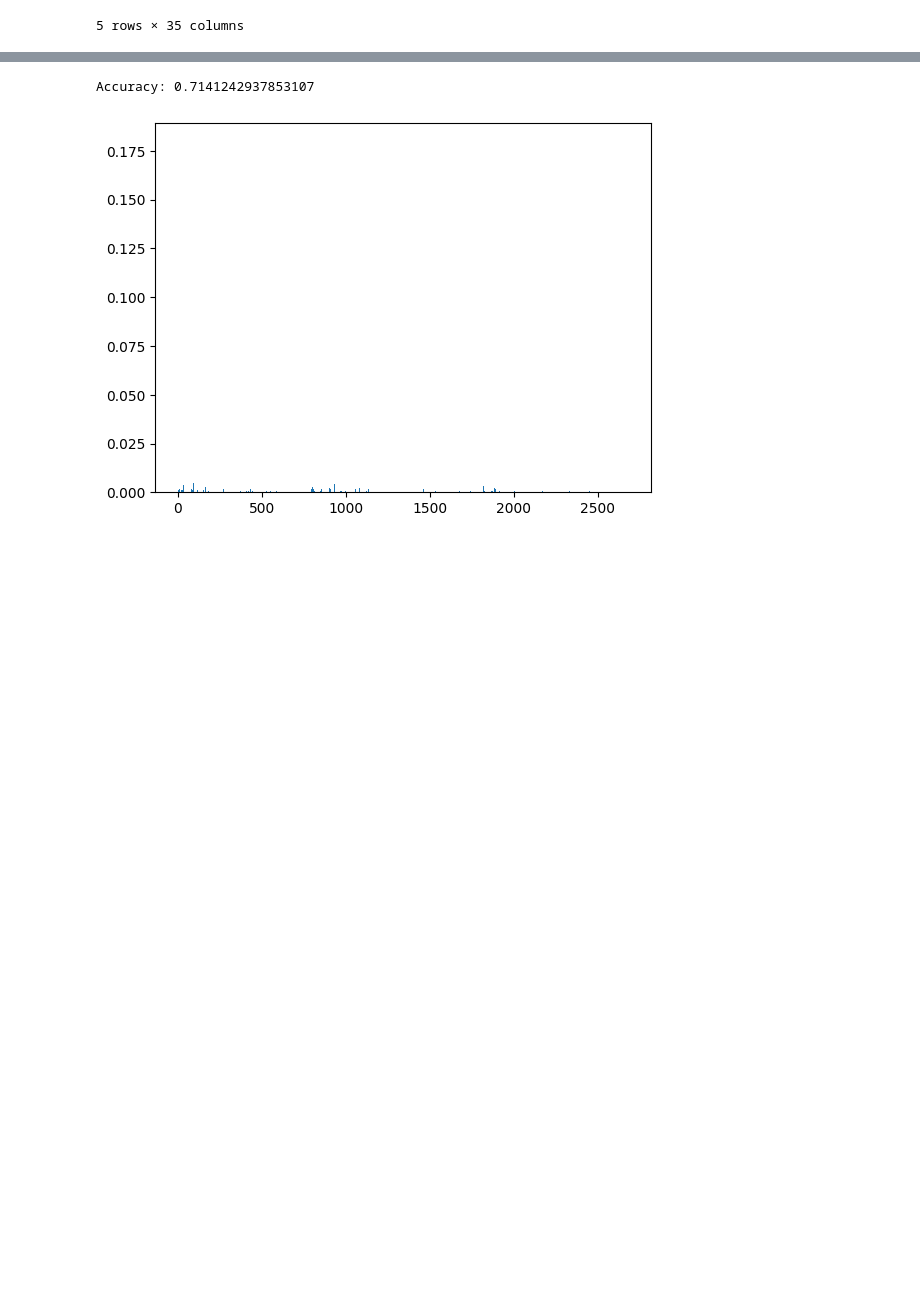
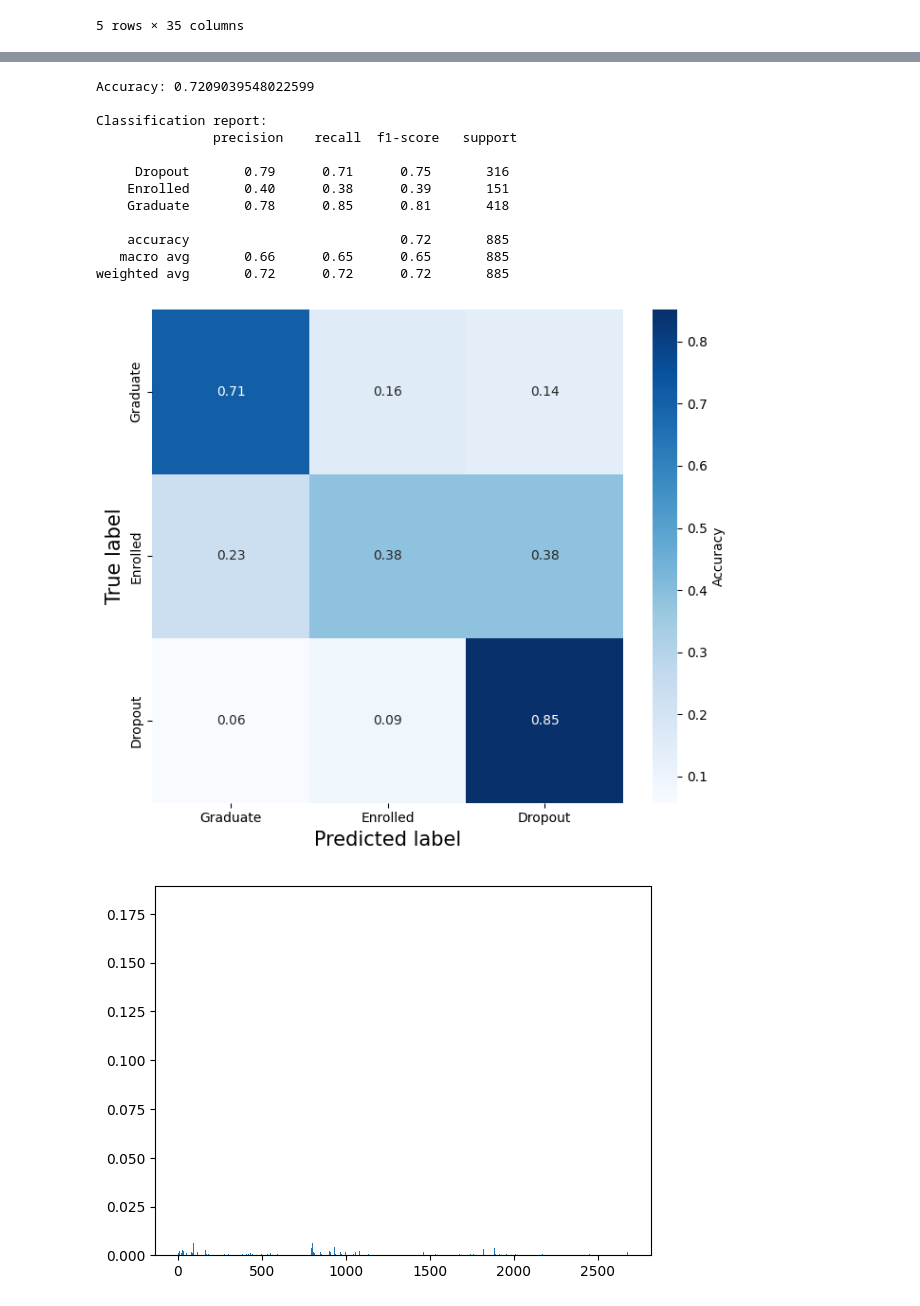
Before and after one commit to m-nader/FYS-STK4155-group14, a Jupyter notebook: project_3/Code/adjust_data.ipynb, the cells around one changed output, grey strips where cells are left out. Cells and saved outputs as stored; diff of their text form; code cells hidden in the pictures; blank space fills up the shorter version.

```diff
--- a/project_3/Code/adjust_data.ipynb
+++ b/project_3/Code/adjust_data.ipynb
@@ -490,34 +496,61 @@ memory usage: 1.0+ MB
 # %%
 from sklearn.model_selection import train_test_split
 from sklearn.tree import DecisionTreeClassifier
 from sklearn.metrics import accuracy_score, classification_report, confusion_matrix
 from sklearn.preprocessing import OneHotEncoder
 import matplotlib.pyplot as plt
 import pandas as pd
+import seaborn as sns
 
 X = df.drop("Target", axis=1)
 y = df["Target"]
-y = pd.get_dummies(y)
+#y = pd.get_dummies(y)
 #print(y.head())
 # Create the encoder.
 encoder = OneHotEncoder(handle_unknown="ignore")
 # Assume for simplicity all features are categorical.
 encoder.fit(X)
 # Apply the encoder.
 X = encoder.transform(X)
 X_train, X_test, y_train, y_test = train_test_split(X, y, test_size=0.2, random_state=42)
 tree_clf = DecisionTreeClassifier()
 tree_clf.fit(X_train, y_train)
 # evaluate
 y_pred = tree_clf.predict(X_test)
 print("Accuracy:", accuracy_score(y_test, y_pred))
-#print("\nClassification report:\n", classification_report(y_test, y_pred))
-#print("\nConfusion matrix:\n", confusion_matrix(y_test, y_pred))
+print("\nClassification report:\n", classification_report(y_test, y_pred))
+# Confusion matrix from scikit-learn
+cm = confusion_matrix(y_test, y_pred)
+
+clothing = ['Graduate', 'Enrolled', 'Dropout']
+
+cm_norm = cm.astype(float) / cm.sum(axis=1, keepdims=True)
+plt.figure(figsize=(7, 6))
+sns.heatmap(cm_norm, annot=True, fmt=".2f", cmap="Blues",
+            xticklabels=clothing,
+            yticklabels=clothing, cbar_kws={'label':'Accuracy'})
+plt.xlabel("Predicted label", fontsize=15)
+plt.ylabel("True label", fontsize=15)
+plt.tight_layout()
+#plt.savefig('../Figures/Fashion_MNIST_confusion_matrix.png', dpi=300, bbox_inches='tight')
+plt.show()
 # Get importance
 importance = tree_clf.feature_importances_
 # Summarize feature importance
 plt.bar([x for x in range(len(importance))], importance)
 plt.show()
 # %% [output]
-Accuracy: 0.7141242937853107
+Accuracy: 0.7209039548022599
+
+Classification report:
+               precision    recall  f1-score   support
+
+     Dropout       0.79      0.71      0.75       316
+    Enrolled       0.40      0.38      0.39       151
+    Graduate       0.78      0.85      0.81       418
+
+    accuracy                           0.72       885
+   macro avg       0.66      0.65      0.65       885
+weighted avg       0.72      0.72      0.72       885
-[figure, old version]
+[figure, new version]
+[figure, added]
```
Also changed, not shown: parts of 1 cell of this notebook, 2 other files.
